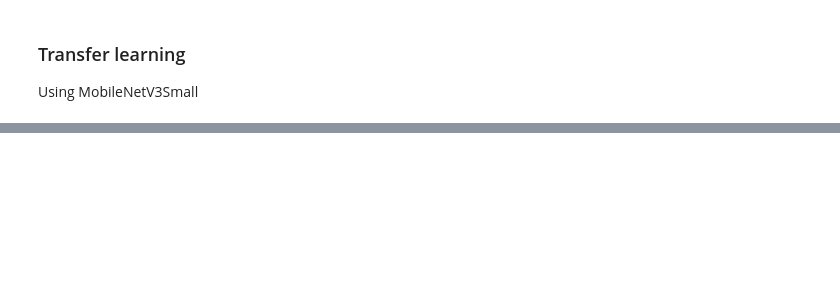
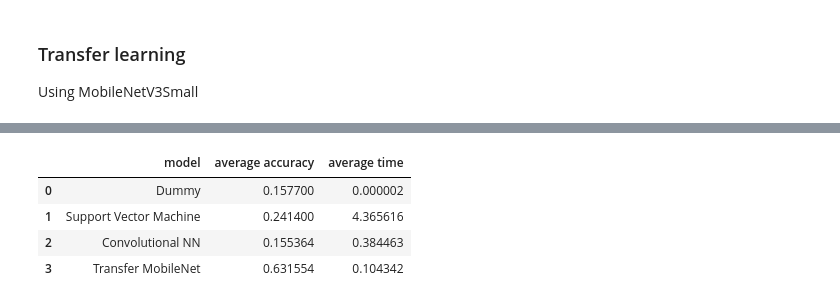
Before and after one commit to aot29/arthropod_taxonomy, a Jupyter notebook: 04_evaluate.ipynb, the cells around one changed output, grey strips where cells are left out. Cells and saved outputs as stored; diff of their text form; code cells hidden in the pictures; blank space fills up the shorter version.

```diff
--- a/04_evaluate.ipynb
+++ b/04_evaluate.ipynb
@@ -136,0 +214,22 @@ Wall time: 21.4 s
+# %%
+avg_df = pd.DataFrame(columns=['model', 'average accuracy', 'average time'])
+def get_eval_avg(model):
+    acc_avg = eval_pd[eval_pd.model==model].accuracy.mean()
+    time_avg = eval_pd[eval_pd.model==model].CPU_time.mean()/NUM_TEST_SAMPLES
+    return acc_avg, time_avg
+acc_avg, time_avg = get_eval_avg('dummy')
+avg_df.loc[len(avg_df)] = {'model': 'Dummy' , 'average accuracy': acc_avg, 'average time': time_avg}
+acc_avg, time_avg = get_eval_avg('svn')
+avg_df.loc[len(avg_df)] = {'model': 'Support Vector Machine' , 'average accuracy': acc_avg, 'average time': time_avg}
+acc_avg, time_avg = get_eval_avg('cnn')
+avg_df.loc[len(avg_df)] = {'model': 'Convolutional NN' , 'average accuracy': acc_avg, 'average time': time_avg}
+acc_avg, time_avg = get_eval_avg('transfer')
+avg_df.loc[len(avg_df)] = {'model': 'Transfer MobileNet' , 'average accuracy': acc_avg, 'average time': time_avg}
+# %%
+avg_df
+# %% [output]
+|  | model | average accuracy | average time |
+| 0 | Dummy | 0.157700 | 0.000002 |
+| 1 | Support Vector Machine | 0.241400 | 4.365616 |
+| 2 | Convolutional NN | 0.155364 | 0.384463 |
+| 3 | Transfer MobileNet | 0.631554 | 0.104342 |
```
Also changed, not shown: parts of 15 cells of this notebook, 1 other file.
